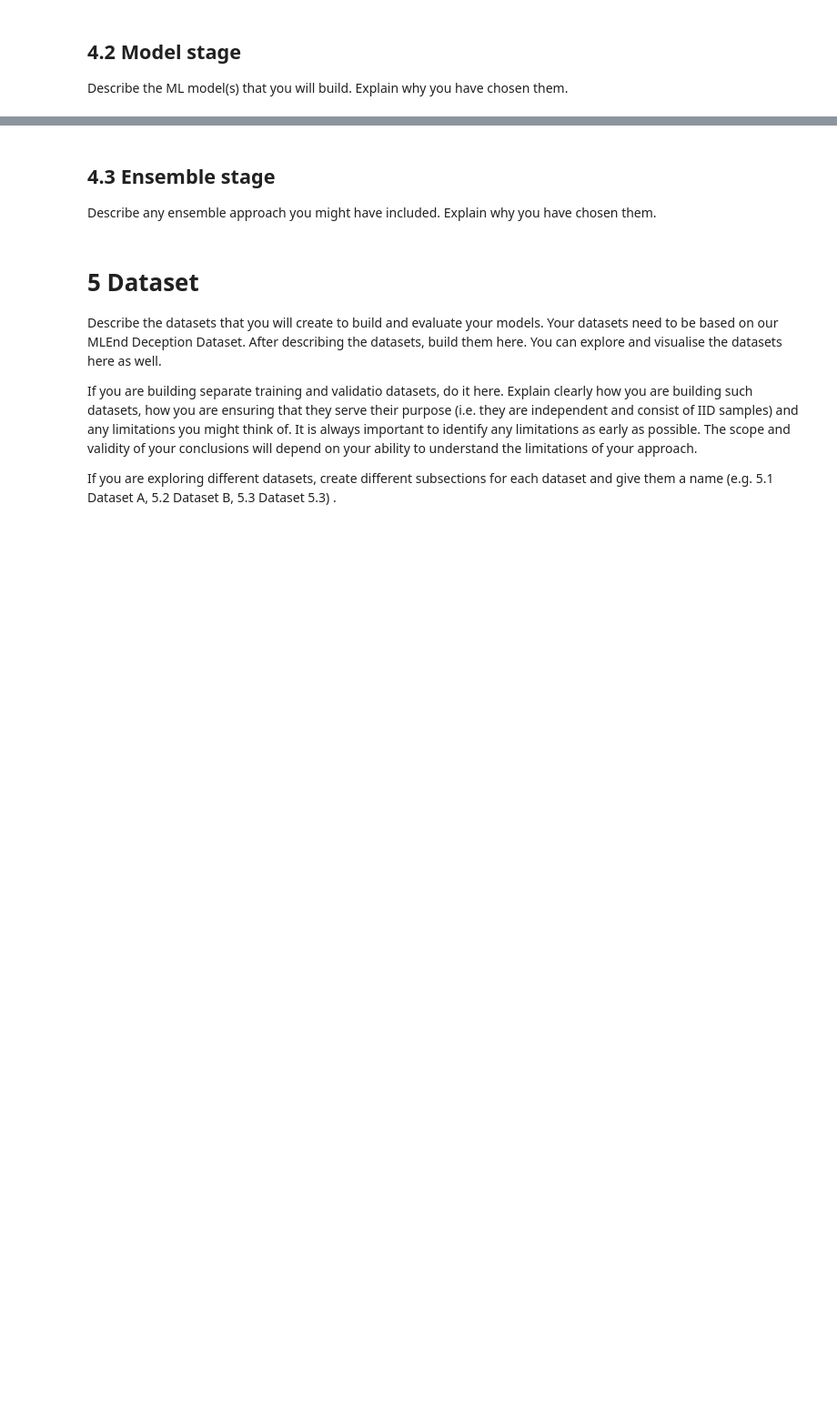
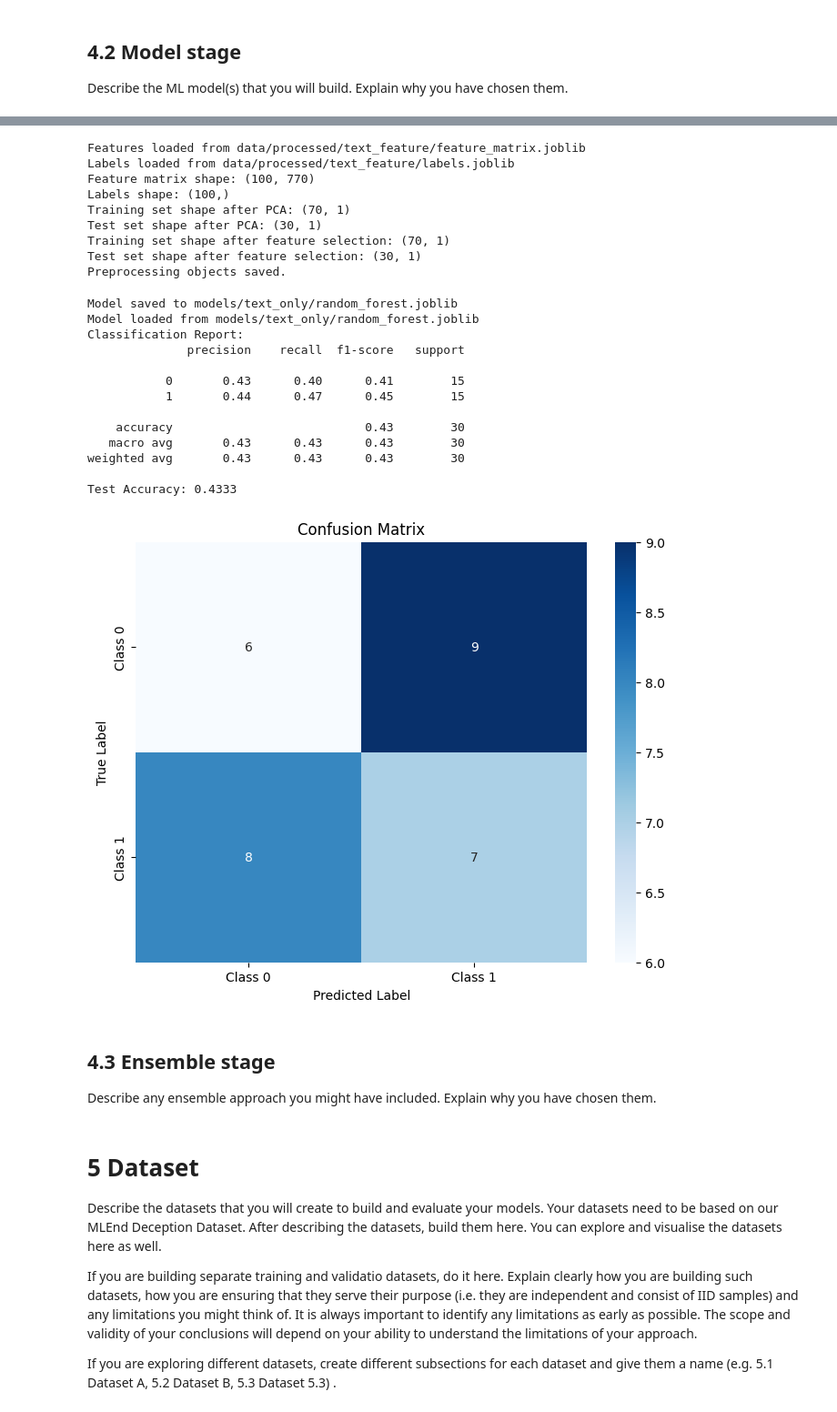
Before and after one commit to zxrys/ML_mini_proj, a Jupyter notebook: CBU5201_miniproject_submission.ipynb, the cells around one changed output, grey strips where cells are left out. Shown at 91% size. Cells and saved outputs as stored; diff of their text form; code cells hidden in the pictures; blank space fills up the shorter version.

```diff
--- a/CBU5201_miniproject_submission.ipynb
+++ b/CBU5201_miniproject_submission.ipynb
@@ -416,3 +286,37 @@ Describe the ML model(s) that you will build. Explain why you have chosen them.
+# %%
+from model.single_mode import text_only_model
+from model.utils import ploter
+
+feature_path = 'data/processed/text_feature/feature_matrix.joblib'
+label_path = 'data/processed/text_feature/labels.joblib'
+
+accuracy, cm = text_only_model.train_and_test(feature_path, label_path)
+
+ploter.plot_res(accuracy, cm)
+# %% [output]
+Features loaded from data/processed/text_feature/feature_matrix.joblib
+Labels loaded from data/processed/text_feature/labels.joblib
+Feature matrix shape: (100, 770)
+Labels shape: (100,)
+Training set shape after PCA: (70, 1)
+Test set shape after PCA: (30, 1)
+Training set shape after feature selection: (70, 1)
+Test set shape after feature selection: (30, 1)
+Preprocessing objects saved.
+Model saved to models/text_only/random_forest.joblib
+Model loaded from models/text_only/random_forest.joblib
+Classification Report:
+              precision    recall  f1-score   support
+
+           0       0.43      0.40      0.41        15
+           1       0.44      0.47      0.45        15
+
+    accuracy                           0.43        30
+   macro avg       0.43      0.43      0.43        30
+weighted avg       0.43      0.43      0.43        30
+
+Test Accuracy: 0.4333
+[figure, added]
 # %% [markdown]
 ## 4.3 Ensemble stage
 
```
Also changed, not shown: parts of 6 cells of this notebook, 12 other files.
